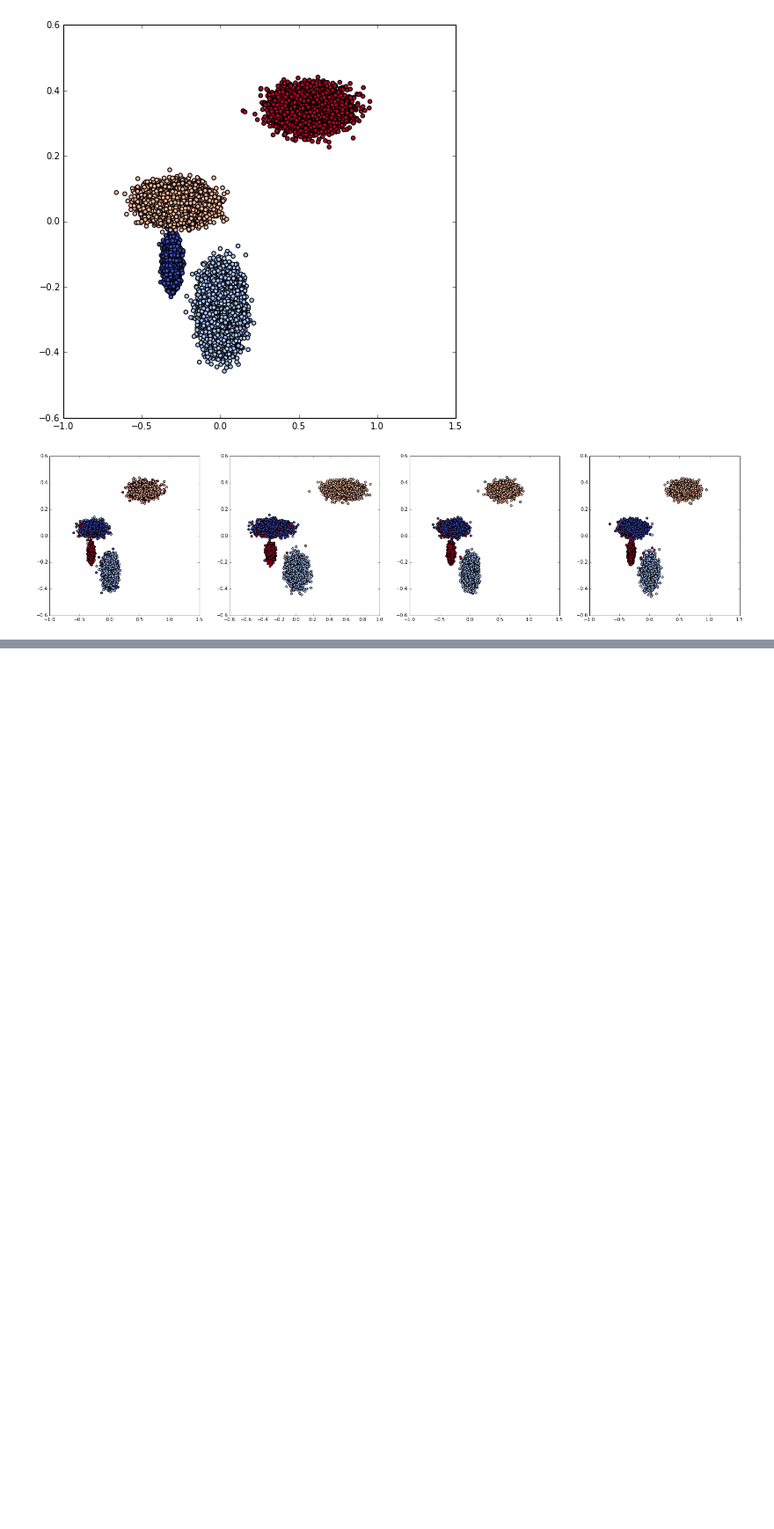
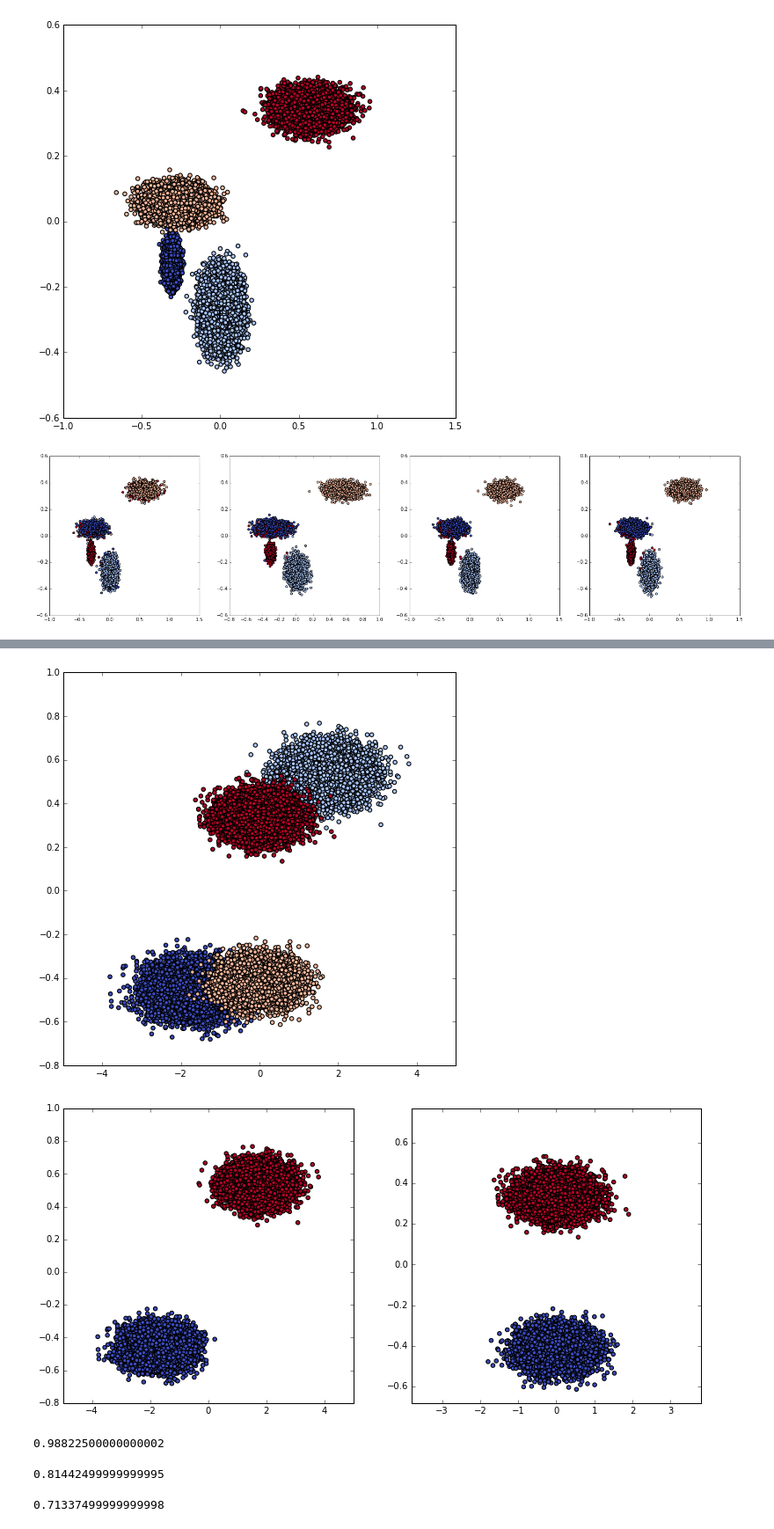
Before and after one commit to gyfora/stream-clustering, a Jupyter notebook: python/ClusterGen.ipynb, the cells around one changed output, grey strips where cells are left out. Shown at 88% size. Drawn from its saved outputs; the diff is of its cells as text; code cells hidden in the pictures; blank space fills up the shorter version.

```diff
--- a/python/ClusterGen.ipynb
+++ b/python/ClusterGen.ipynb
@@ -2,7 +2,7 @@
 from scipy import random, linalg
 import pandas as pd
 # %%
-def generate_clusters(num_clusters,seed = 0, dist = 2, var = 1, size = 1000, fig_dir = "", means = None, cvars = None):
+def generate_clusters(num_clusters,seed = 0, dist = 2, var = 1, size = 1000, fig_dir = "", means = None, cvars = None, plot =True):
     clusters = []
     mean = (1,1)
 
@@ -40,7 +40,8 @@ def generate_clusters(num_clusters,seed = 0, dist = 2, var = 1, size = 1000, fig
 
     data_df = pd.DataFrame(data,columns=["x","y","cluster"])
 
-    plot_data(data_df)
+    if plot:
+        plot_data(data_df)
 
     if fig_dir != "":
         plt.savefig(fig_dir)
@@ -59,11 +60,13 @@ def create_stream(data,split_at=-1, mix = 0.5):
         return pd.concat((before.ix[np.random.permutation(before.index)],after.ix[np.random.permutation(after.index)]))
 
 
-def plot_data(data_df):
+def plot_data(data_df, fig_path=""):
     p = plt.scatter(data_df.x,data_df.y,c=data_df.cluster, cmap=mpl.cm.coolwarm)
     p.figure.set_size_inches(8,8)
+    if fig_path != "":
+        plt.savefig(fig_path)
 
-def plot_progression(data, nsplit):
+def plot_progression(data, nsplit, fig_path=""):
     f, axes = plt.subplots(1, nsplit)
 
     xlim = (min(data.x),max(data.x))
@@ -78,6 +81,8 @@ def plot_progression(data, nsplit):
         plt.ylim(ylim)
 
     f.set_size_inches(nsplit*6.5,6)
+    if fig_path != "":
+        plt.savefig(fig_path)
 
 def evaluate(data, prediction, fig_dir = ""):
     # Two subplots, unpack the axes array immediately
@@ -149,0 +167,9 @@ plot_progression(result,4)
+# %%
+data3 = generate_clusters(4, seed=1234,size=10000, means = {0:(0,0),2:(1,0.2),1:(2,5),3:(1,4)}, cvars = {0:(0.1,0.1),1:(0.1,0.1),2:(0.07,0.07),3:(0.07,0.07)},fig_dir="data3.png")
+stream3 = create_stream(data3,3,mix=0)
+#plot_progression(stream3,2,fig_path="data3prog")
+plot_progression(stream3,2)
+stream3.to_csv("data3.csv", header = False)
+# %% [output]
+[figure, added]
+[figure, added]
@@ -149,0 +185,29 @@ plot_progression(result,4)
+# %%
+res = result1npnb.groupby("cluster").mean()
+#res2 = data1.groupby("cluster").mean()
+clusterMap = {1:2,0:3,2:1,3:4}
+result1npnb.cluster = result1npnb.cluster.map(lambda x: clusterMap[x])
+joined = data1.join(result1npnb,rsuffix="_2")
+mean(joined.cluster == joined.cluster_2)
+# %% [output]
+0.98822500000000002
+# %%
+res = result1nptb.groupby("cluster").mean()
+res
+#res2 = data1.groupby("cluster").mean()
+clusterMap = {1:1,2:3,3:2,0:4}
+result1nptb.cluster = result1nptb.cluster.map(lambda x: clusterMap[x])
+joined = data1.join(result1nptb,rsuffix="_2")
+mean(joined.cluster == joined.cluster_2)
+# %% [output]
+0.81442499999999995
+# %%
+res = result1ptb.groupby("cluster").mean()
+res
+#res2 = data1.groupby("cluster").mean()
+clusterMap = {0:0,1:3,2:4,3:2}
+result1ptb.cluster = result1ptb.cluster.map(lambda x: clusterMap[x])
+joined = data1.join(result1ptb,rsuffix="_2")
+mean(joined.cluster == joined.cluster_2)
+# %% [output]
+0.71337499999999998
```
Also changed, not shown: parts of 19 cells of this notebook, 1 other file.
